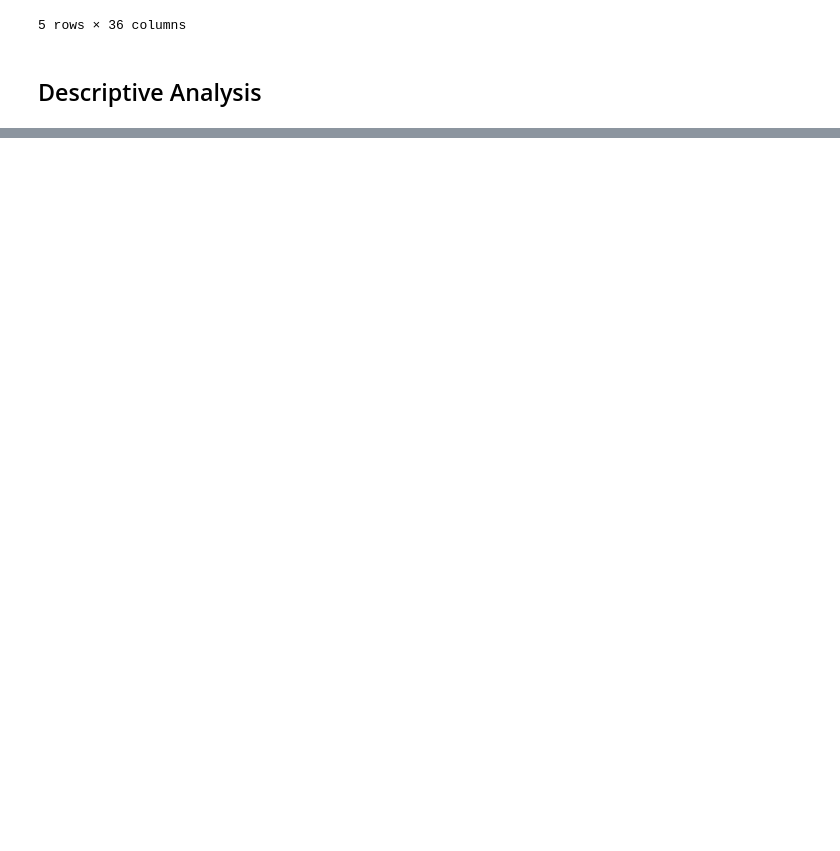
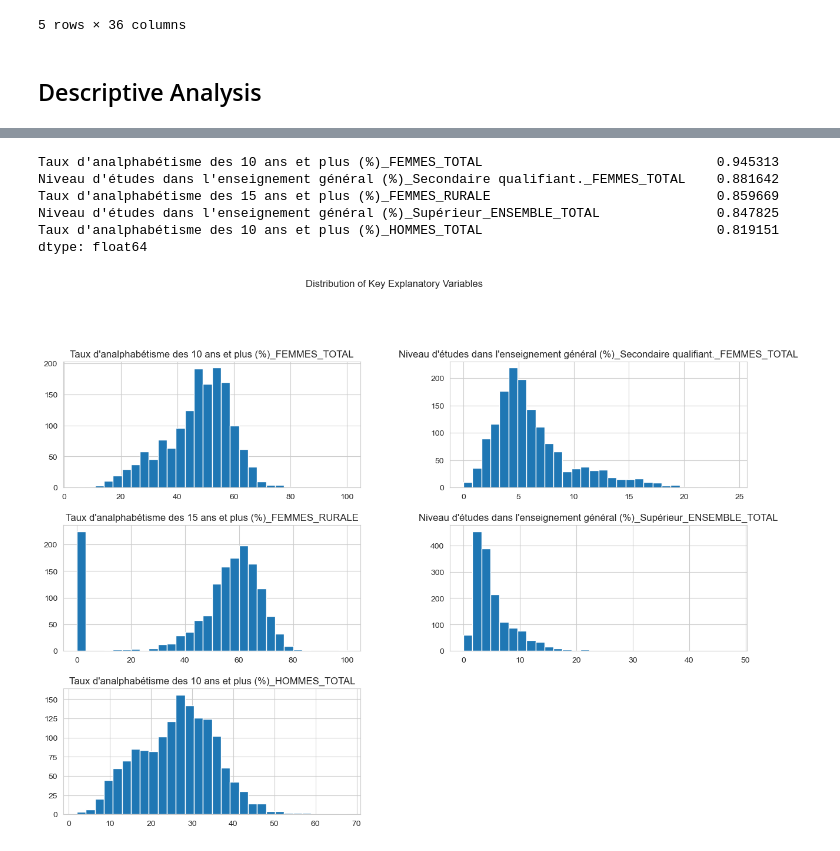
Before and after one commit to fadwaelaazaouzi/Developing_an_intelligent_territorial_scoring_system_using_machine_learning, a Jupyter notebook: notebooks/04-hpwomen.ipynb, the cells around one changed output, grey strips where cells are left out. Saved outputs shown, nothing was run; the diff lists cells and outputs as text; code cells hidden in the pictures; blank space fills up the shorter version.

```diff
--- a/notebooks/04-hpwomen.ipynb
+++ b/notebooks/04-hpwomen.ipynb
@@ -161,0 +171,25 @@ X_final.describe()
+# %%
+correlations = X_final.corrwith(y).abs().sort_values(ascending=False)
+print(correlations.head(5))  # top correlated features
+# %% [output]
+Taux d'analphabétisme des 10 ans et plus (%)_FEMMES_TOTAL                              0.945313
+Niveau d'études dans l'enseignement général (%)_Secondaire qualifiant._FEMMES_TOTAL    0.881642
+Taux d'analphabétisme des 15 ans et plus (%)_FEMMES_RURALE                             0.859669
+Niveau d'études dans l'enseignement général (%)_Supérieur_ENSEMBLE_TOTAL               0.847825
+Taux d'analphabétisme des 10 ans et plus (%)_HOMMES_TOTAL                              0.819151
+dtype: float64
+# %%
+features_to_plot = [
+    "Taux d'analphabétisme des 10 ans et plus (%)_FEMMES_TOTAL",
+    "Niveau d'études dans l'enseignement général (%)_Secondaire qualifiant._FEMMES_TOTAL",
+    "Taux d'analphabétisme des 15 ans et plus (%)_FEMMES_RURALE",
+    "Niveau d'études dans l'enseignement général (%)_Supérieur_ENSEMBLE_TOTAL",
+    "Taux d'analphabétisme des 10 ans et plus (%)_HOMMES_TOTAL"
+
+]
+# %%
+X_final[features_to_plot].hist(bins=30, figsize=(15, 10), layout=(3, 2))
+plt.suptitle('Distribution of Key Explanatory Variables', y=1.02)
+plt.show()
+# %% [output]
+[figure, added]
```
Also changed, not shown: parts of 8 cells of this notebook, 2 other files.
